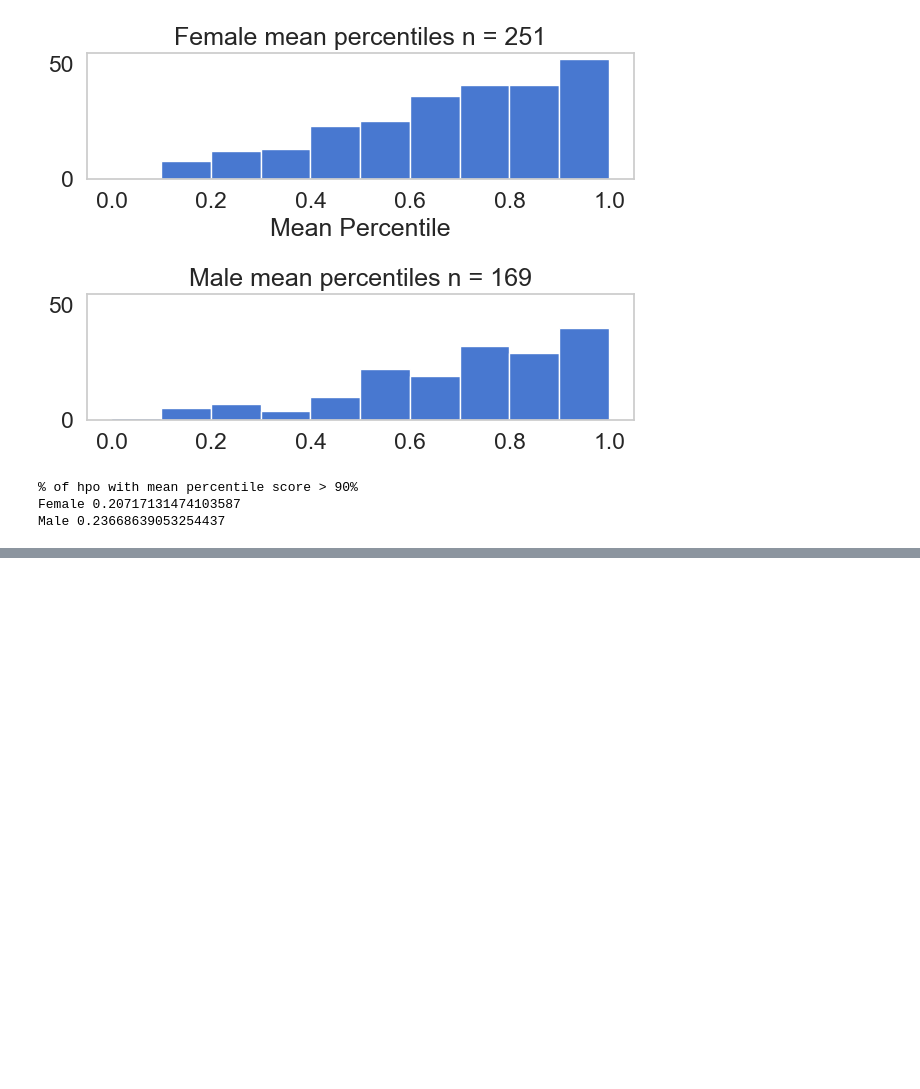
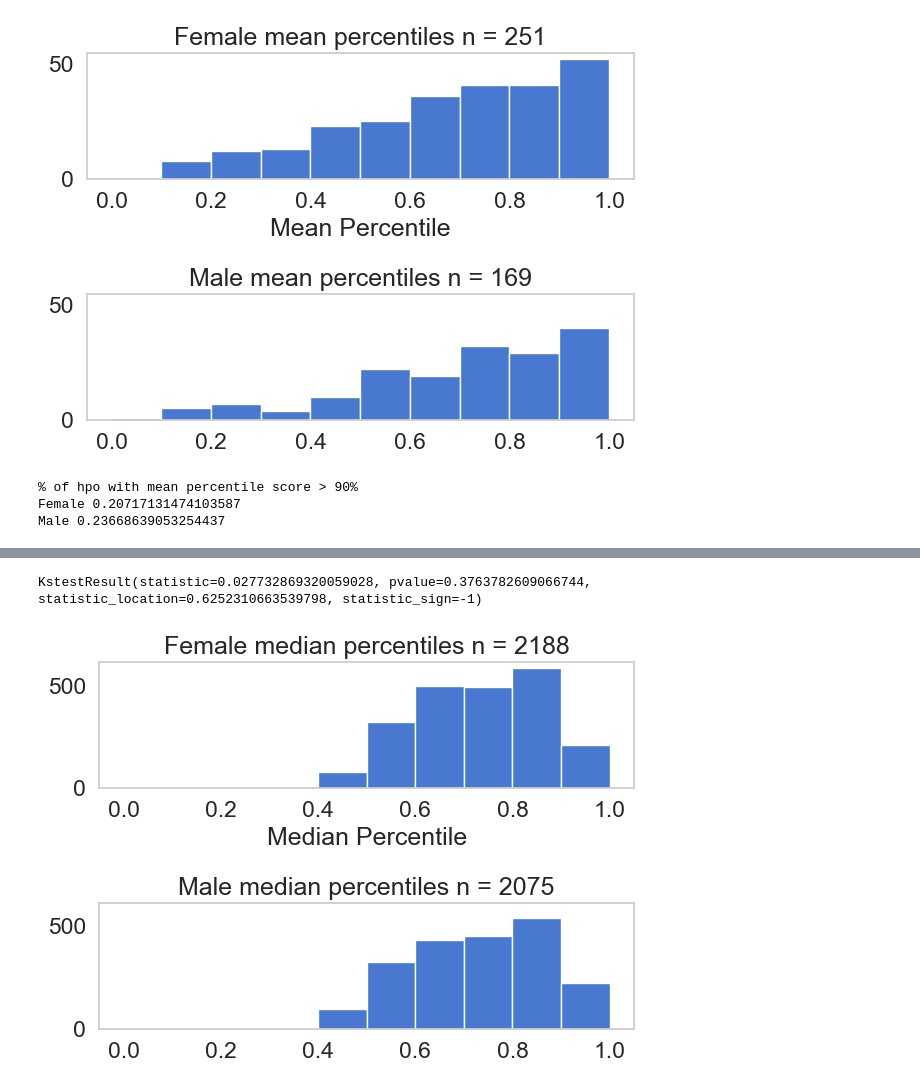
Before and after one commit to MSBradshaw/LinkPrediction, a Jupyter notebook: Experiments/target_prediction.ipynb, the cells around one changed output, grey strips where cells are left out. Drawn from its saved outputs; the diff is of its cells as text; code cells hidden in the pictures; blank space fills up the shorter version.

```diff
--- a/Experiments/target_prediction.ipynb
+++ b/Experiments/target_prediction.ipynb
@@ -765,0 +909,11 @@ Male 0.23668639053254437
+# %%
+# pickle load
+all_female_g2g_percentiles = pickle.load(open('all_female_g2g_percentiles.pkl','rb'))
+all_male_g2g_percentiles = pickle.load(open('all_male_g2g_percentiles.pkl','rb'))
+# %%
+t2g2s_df = pd.DataFrame(t2g2s)
+num_tissues_specific_per_gene = {'gene':[],'sex':[],'num_tissues':[]}
+
+# group t2g2s_df by sex and gene then count the number of tissues there are in each group
+tissue_counts_by_gene = t2g2s_df.groupby(['sex','gene']).aggregate('count').reset_index()
+print(tissue_counts_by_gene.head())
@@ -765,0 +988,58 @@ Male 0.23668639053254437
+# %%
+
+# get the % of hpos that with mean > .9
+def get_percent_above(df: pd.DataFrame, percentile: float, upper:float) -> float:
+    sub = df[df['mean'] >= percentile]
+    sub = sub[sub['mean'] < upper]
+    return sub.shape[0]/df.shape[0]
+# %%
+# plot histograms of median divided by male and female
+
+print(kstest(all_g2g_stats_df[all_g2g_stats_df['sex'] == 'female']['median'],
+       all_g2g_stats_df[all_g2g_stats_df['sex'] == 'male']['median']))
+
+fix, axes = plt.subplots(2,sharey=True, tight_layout=True)
+axes[0].hist(all_g2g_stats_df[all_g2g_stats_df['sex'] == 'female']['median'],bins=10,range=(0,1))
+axes[1].hist(all_g2g_stats_df[all_g2g_stats_df['sex'] == 'male']['median'],bins=10,range=(0,1))
+axes[0].set_title('Female median percentiles n = {}'.format(str(sum(all_g2g_stats_df['sex'] == 'female'))))
+axes[1].set_title('Male median percentiles n = {}'.format(str(sum(all_g2g_stats_df['sex'] == 'male'))))
+axes[0].set_xlabel('Median Percentile')
+
+plt.show()
+
+
+
+
+print('% of hpo with mean percentile score > 90%')
+print('Female', get_percent_above(all_g2g_stats_df[all_g2g_stats_df['sex'] == 'female'],0.9,1.00))
+print('Male', get_percent_above(all_g2g_stats_df[all_g2g_stats_df['sex'] == 'male'],0.9,1.00))
+
+# how many are in the 80-90% range
+print('% of hpo with mean percentile score between 80% and 90%')
+print('Female', get_percent_above(all_g2g_stats_df[all_g2g_stats_df['sex'] == 'female'],0.8,0.9))
+print('Male', get_percent_above(all_g2g_stats_df[all_g2g_stats_df['sex'] == 'male'],0.8,0.9))
+
+# how many are in the 70-80% range
+print('% of hpo with mean percentile score between 70% and 80%')
+print('Female', get_percent_above(all_g2g_stats_df[all_g2g_stats_df['sex'] == 'female'],0.7,0.8))
+print('Male', get_percent_above(all_g2g_stats_df[all_g2g_stats_df['sex'] == 'male'],0.7,0.8))
+
+print('% of hpo with mean percentile score between 60% and 70%')
+print('Female', get_percent_above(all_g2g_stats_df[all_g2g_stats_df['sex'] == 'female'],0.6,0.7))
+print('Male', get_percent_above(all_g2g_stats_df[all_g2g_stats_df['sex'] == 'male'],0.6,0.7))
+
+print('% of hpo with mean percentile score between 50% and 60%')
+print('Female', get_percent_above(all_g2g_stats_df[all_g2g_stats_df['sex'] == 'female'],0.5,0.6))
+print('Male', get_percent_above(all_g2g_stats_df[all_g2g_stats_df['sex'] == 'male'],0.5,0.6))
+
+print('% of hpo with mean percentile score between 40% and 50%')
+print('Female', get_percent_above(all_g2g_stats_df[all_g2g_stats_df['sex'] == 'female'],0.4,0.5))
+print('Male', get_percent_above(all_g2g_stats_df[all_g2g_stats_df['sex'] == 'male'],0.4,0.5))
+
+
+print('% of hpo with mean percentile score between 60% and 90%')
+print('Female', get_percent_above(all_g2g_stats_df[all_g2g_stats_df['sex'] == 'female'],0.6,0.9))
+print('Male', get_percent_above(all_g2g_stats_df[all_g2g_stats_df['sex'] == 'male'],0.6,0.9))
+# %% [output]
+KstestResult(statistic=0.027732869320059028, pvalue=0.3763782609066744, statistic_location=0.6252310663539798, statistic_sign=-1)
+[figure, added]
```
Also changed, not shown: parts of 23 cells of this notebook.
